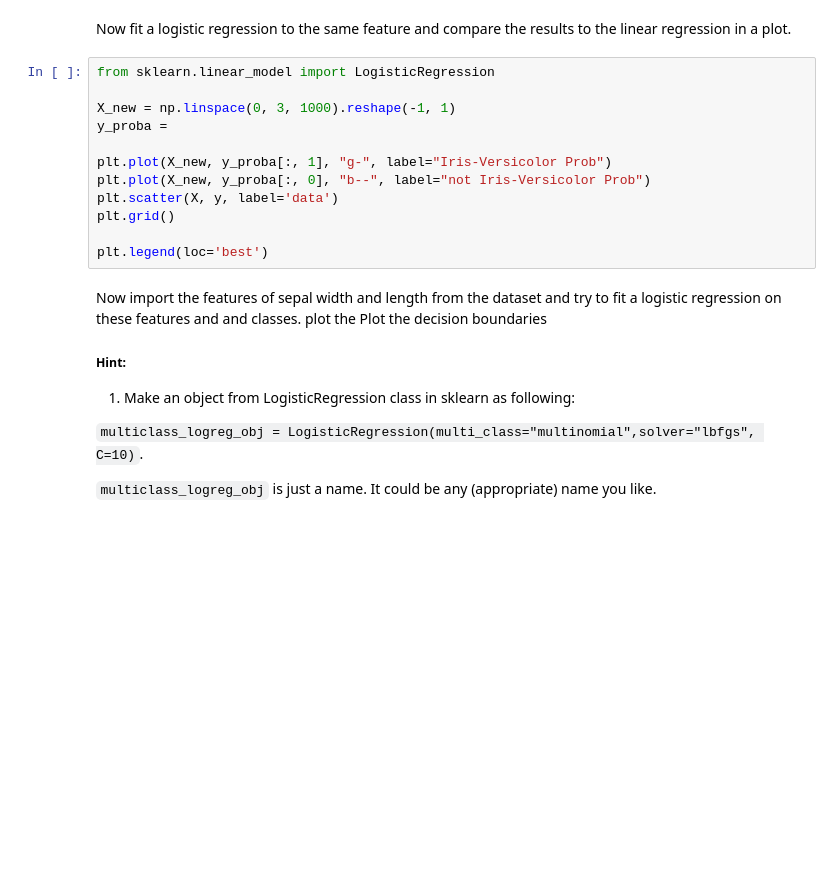
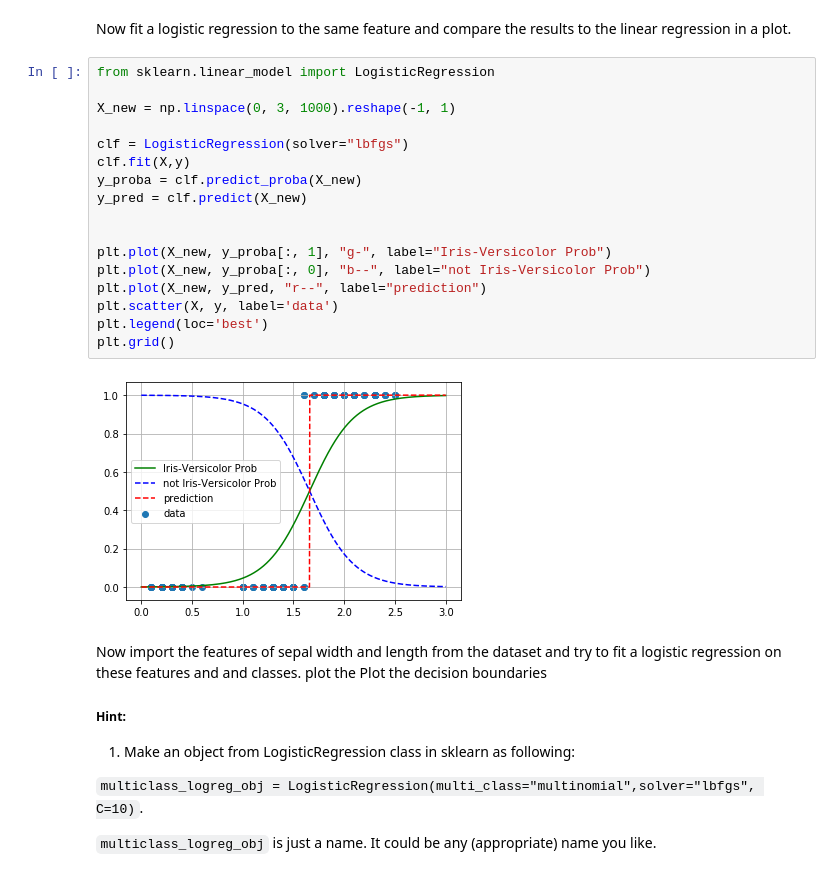
Before and after one commit to RakNoel/INF264, a Jupyter notebook: Ex2/LinearModels_ex2.ipynb, the cells around one changed output. Cells and saved outputs as stored; diff of their text form; blank space fills up the shorter version.

```diff
--- a/Ex2/LinearModels_ex2.ipynb
+++ b/Ex2/LinearModels_ex2.ipynb
@@ -565,15 +584,22 @@ Now fit a logistic regression to the same feature and compare the results to the
 # %%
 from sklearn.linear_model import LogisticRegression
 
 X_new = np.linspace(0, 3, 1000).reshape(-1, 1)
-y_proba =
+
+clf = LogisticRegression(solver="lbfgs")
+clf.fit(X,y)
+y_proba = clf.predict_proba(X_new)
+y_pred = clf.predict(X_new)
+
 
 plt.plot(X_new, y_proba[:, 1], "g-", label="Iris-Versicolor Prob")
 plt.plot(X_new, y_proba[:, 0], "b--", label="not Iris-Versicolor Prob")
+plt.plot(X_new, y_pred, "r--", label="prediction")
 plt.scatter(X, y, label='data')
+plt.legend(loc='best')
 plt.grid()
-
-plt.legend(loc='best')
+# %% [output]
+[figure, added]
 # %% [markdown]
 Now import the features of sepal width and length from the dataset and try to fit a logistic regression on these features and and classes. plot the Plot the decision boundaries
 ##### Hint:
```
Also changed, not shown: parts of 9 cells of this notebook, 15 other files.
